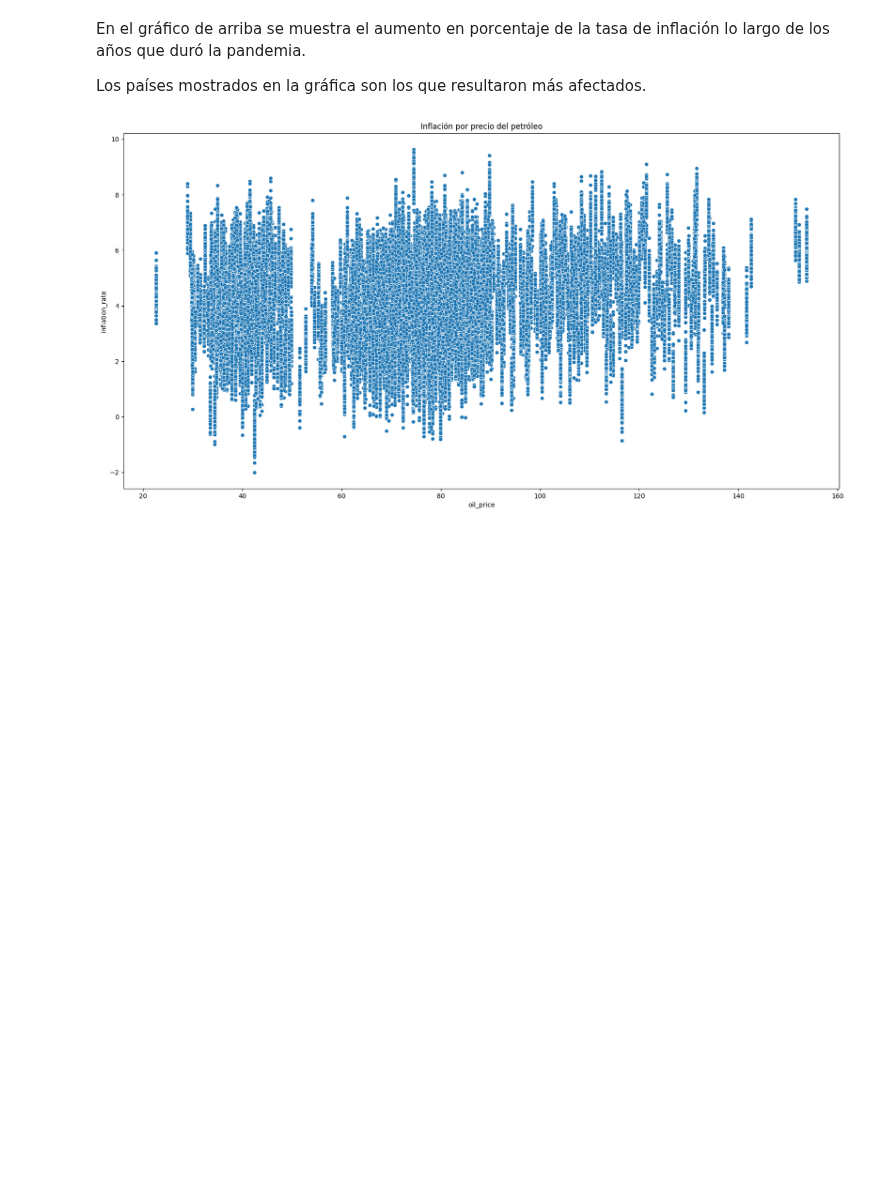
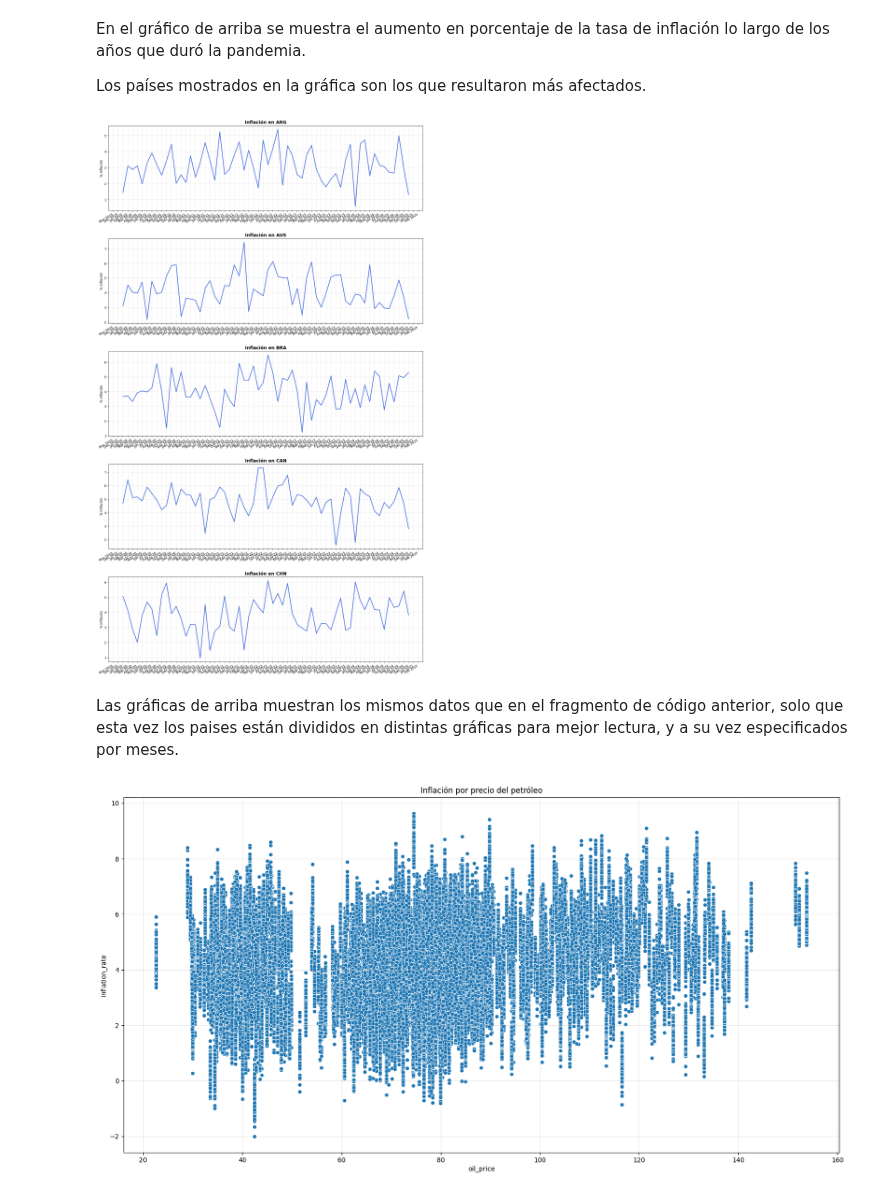
Before and after one commit to JayRiv25/InflacionCOVID, a Jupyter notebook: Inflación Post COVID.ipynb, the cells around one changed output. Saved outputs shown, nothing was run; the diff lists cells and outputs as text; code cells hidden in the pictures; blank space fills up the shorter version.

```diff
--- a/Inflación Post COVID.ipynb
+++ b/Inflación Post COVID.ipynb
@@ -172,6 +209,36 @@ plt.show()
 En el gráfico de arriba se muestra el aumento en porcentaje de la tasa de inflación lo largo de los años que duró la pandemia.
 
 Los países mostrados en la gráfica son los que resultaron más afectados.
+# %%
+#Inflación por país, pero dividido
+import matplotlib.dates as mdates
+
+df_plot['date'] = pd.to_datetime(df_plot['date'])
+top_countries = df_plot['country'].value_counts().index[:5]
+
+fig, axes = plt.subplots(nrows=5, ncols=1, figsize=(15, 25))
+
+for i, country in enumerate(top_countries):
+    temp = df_plot[df_plot['country'] == country].sort_values('date')
+    ax = axes[i]
+
+    ax.plot(temp['date'], temp['inflation_rate'], color='royalblue', linewidth=2)
+
+    ax.set_title(f"Inflación en {country}", fontsize=14, fontweight='bold')
+    ax.set_ylabel("% Inflación")
+    ax.grid(True, alpha=0.3)
+
+    ax.xaxis.set_major_locator(mdates.MonthLocator(interval=1))
+    ax.xaxis.set_major_formatter(mdates.DateFormatter('%b %Y'))
+
+    plt.setp(ax.get_xticklabels(), rotation=30, ha='right')
+
+plt.tight_layout(pad=3.0)
+plt.show()
+# %% [output]
+[figure, added]
+# %% [markdown]
+Las gráficas de arriba muestran los mismos datos que en el fragmento de código anterior, solo que esta vez los paises están divididos en distintas gráficas para mejor lectura, y a su vez especificados por meses.
 # %%
 #inflación del petróleo
 plt.figure(figsize=(20,10))
```
Also changed, not shown: parts of 13 cells of this notebook.
